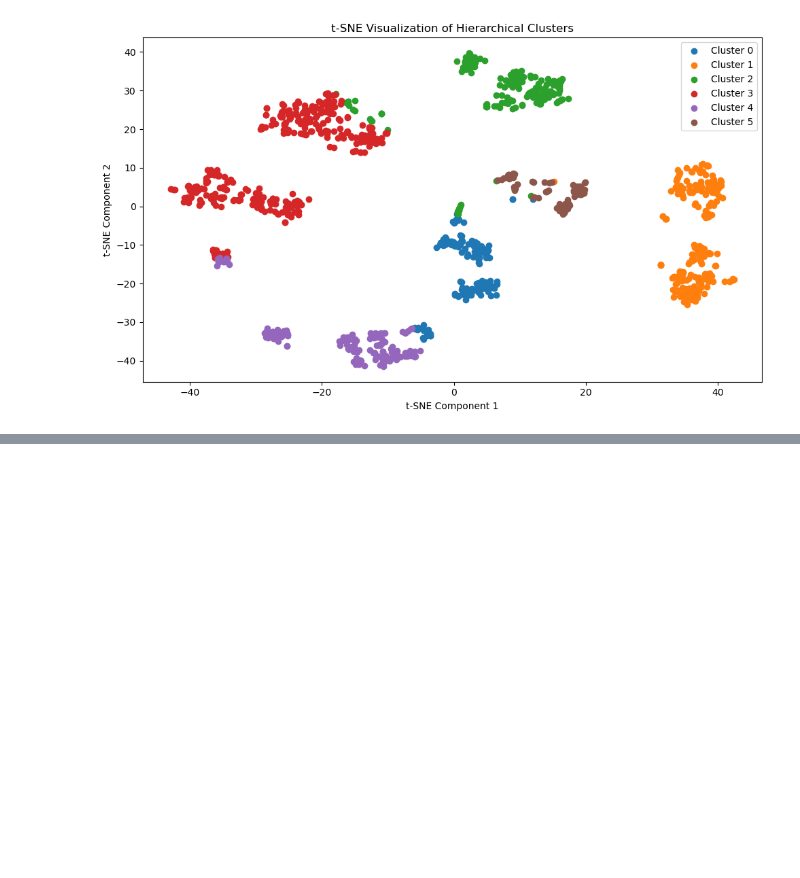
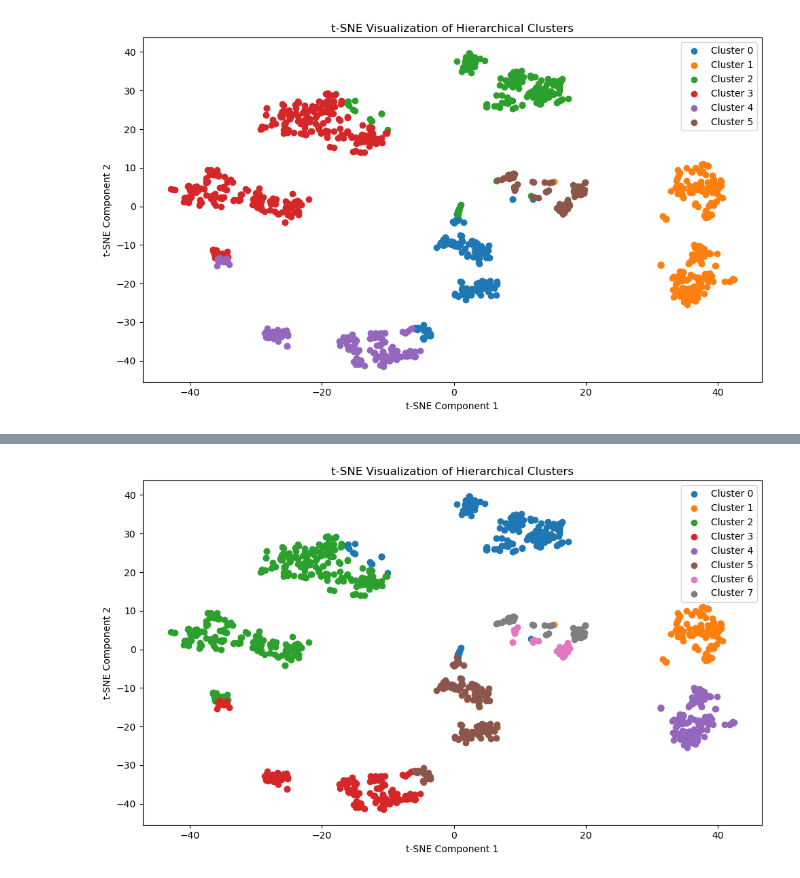
Before and after one commit to ChefBB/dm2_project, a Jupyter notebook: Ankit/Clustering/catch_Kmeans.ipynb, the cells around one changed output, grey strips where cells are left out. Cells and saved outputs as stored; diff of their text form; code cells hidden in the pictures; blank space fills up the shorter version.

```diff
--- a/Ankit/Clustering/catch - Kmeans.ipynb
+++ b/Ankit/Clustering/catch_Kmeans.ipynb
@@ -376,0 +440,20 @@ plt.savefig('tsne_hierarchical_clusters.png')
+# %%
+# Apply t-SNE for dimensionality reduction
+tsne = TSNE(n_components=2, random_state=42, perplexity=30)
+tsne_results = tsne.fit_transform(scaled_features)
+
+# Plot t-SNE results colored by cluster labels
+plt.figure(figsize=(10, 6))
+for cluster in np.unique(cluster_labels):
+    plt.scatter(tsne_results[cluster_labels == cluster, 0],
+                tsne_results[cluster_labels == cluster, 1],
+                label=f'Cluster {cluster}')
+
+plt.title('t-SNE Visualization of Hierarchical Clusters')
+plt.xlabel('t-SNE Component 1')
+plt.ylabel('t-SNE Component 2')
+plt.legend()
+plt.tight_layout()
+plt.savefig('tsne_hierarchical_clusters.png')
+# %% [output]
+[figure, added]
```
Also changed, not shown: parts of 9 cells of this notebook, 16 other files.
